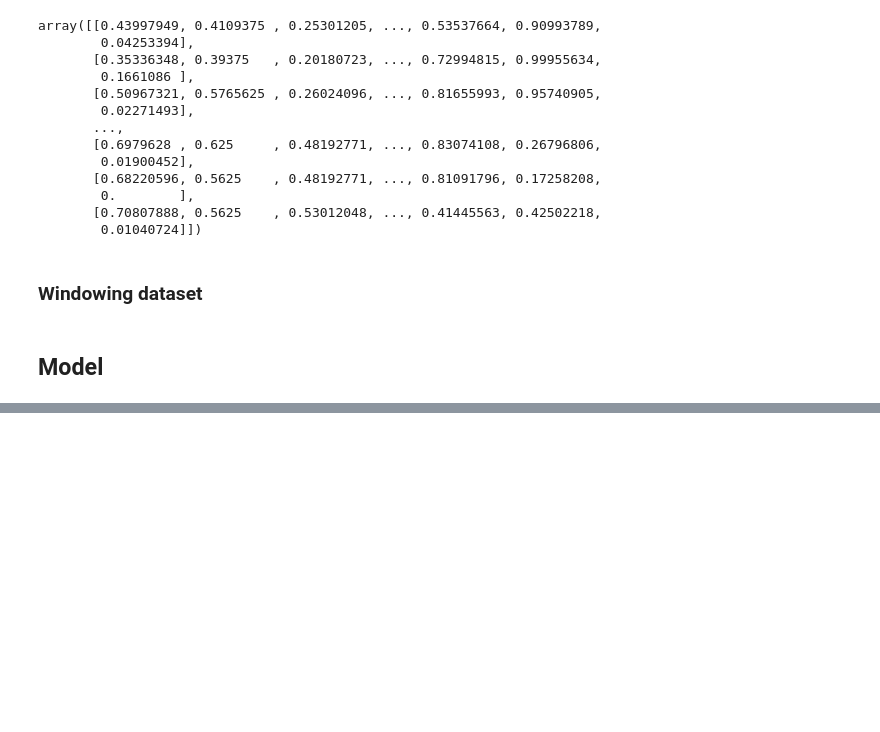
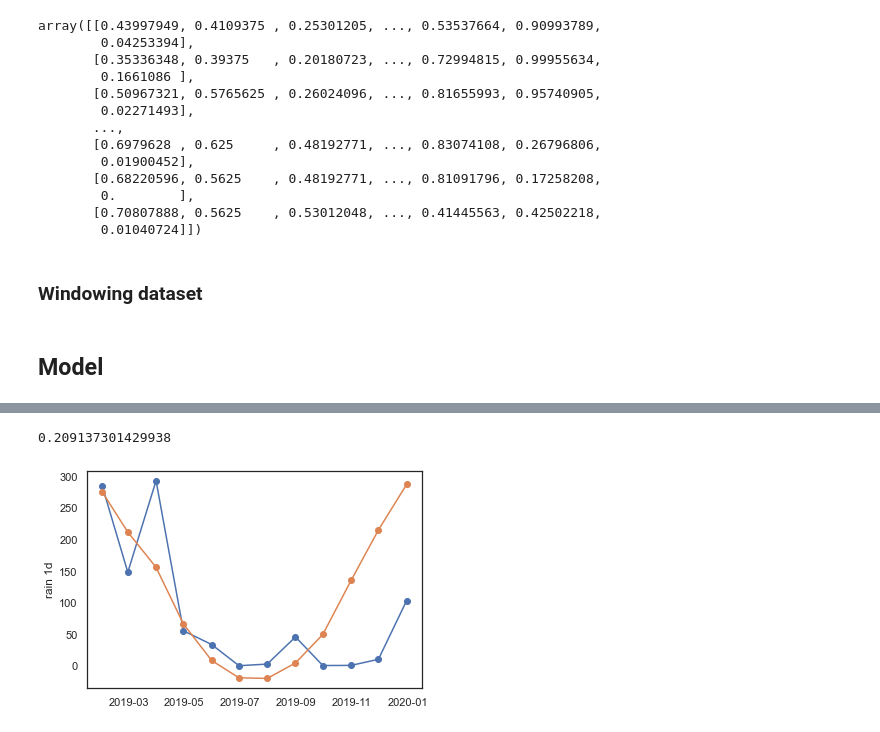
Before and after one commit to AldhiPrambudi/BMKG_1, a Jupyter notebook: src/eda_preprocess.ipynb, the cells around one changed output, grey strips where cells are left out. Drawn from its saved outputs; the diff is of its cells as text; code cells hidden in the pictures; blank space fills up the shorter version.

Commit message:
add second dataset;train draft model

```diff
--- a/src/eda_preprocess.ipynb
+++ b/src/eda_preprocess.ipynb
@@ -193,0 +223,4 @@ model.fit(x_train_multi, y_train_multi, epochs = epoch, batch_size = batch_size)
+# %%
+X_predict = norm_df_owd[-past_history:].reshape((-1, past_history, n_feature))
+# %%
+hasil = model.predict(X_predict)
@@ -193,0 +229,5 @@ model.fit(x_train_multi, y_train_multi, epochs = epoch, batch_size = batch_size)
+# %%
+max = sc.data_max_[-1]
+min = sc.data_min_[-1]
+y_descaled = hasil * (max - min) + min
+y_descaled
@@ -193,0 +252,23 @@ model.fit(x_train_multi, y_train_multi, epochs = epoch, batch_size = batch_size)
+# %%
+total_1d_predicted = pd.Series(y_descaled.flatten(), name='total_1d_predicted')
+
+df_owd_test = df_owd_test.reset_index()
+aggregated_2019_df = pd.concat([df_owd_test, total_1d_predicted], axis=1)
+# %%
+rain_1M_2019 = aggregated_2019_df.groupby([pd.Grouper(key='dt_iso', freq='M')]).rain_1d.sum()
+rain_1M_2019_pred = aggregated_2019_df.groupby([pd.Grouper(key='dt_iso', freq='M')]).total_1d_predicted.sum()
+
+# (X - X.min(axis=0)) / (X.max(axis=0) - X.min(axis=0))
+rain_1M_2019 = (rain_1M_2019 - min) / (max - min)
+rain_1M_2019_pred = (rain_1M_2019_pred - min) / (max - min)
+mse = ((rain_1M_2019_pred - rain_1M_2019) ** 2).sum() / 12
+print(mse)
+# %% [output]
+0.209137301429938
+# %%
+plt.plot(aggregated_2019_df.groupby([pd.Grouper(key='dt_iso', freq='M')]).rain_1d.sum(), marker='o')
+plt.plot(aggregated_2019_df.groupby([pd.Grouper(key='dt_iso', freq='M')]).total_1d_predicted.sum(), marker='o')
+plt.ylabel("rain 1d")
+plt.show()
+# %% [output]
+[figure, added]
```
Also changed, not shown: parts of 7 cells of this notebook, 5 other files.
